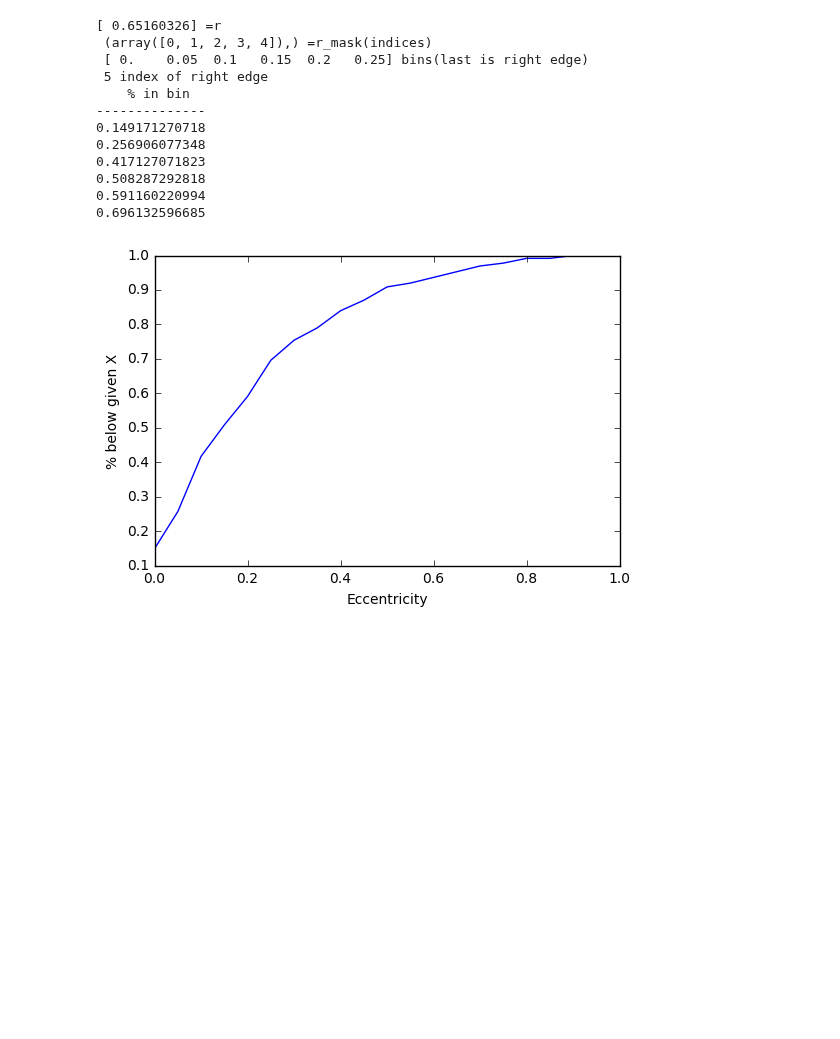
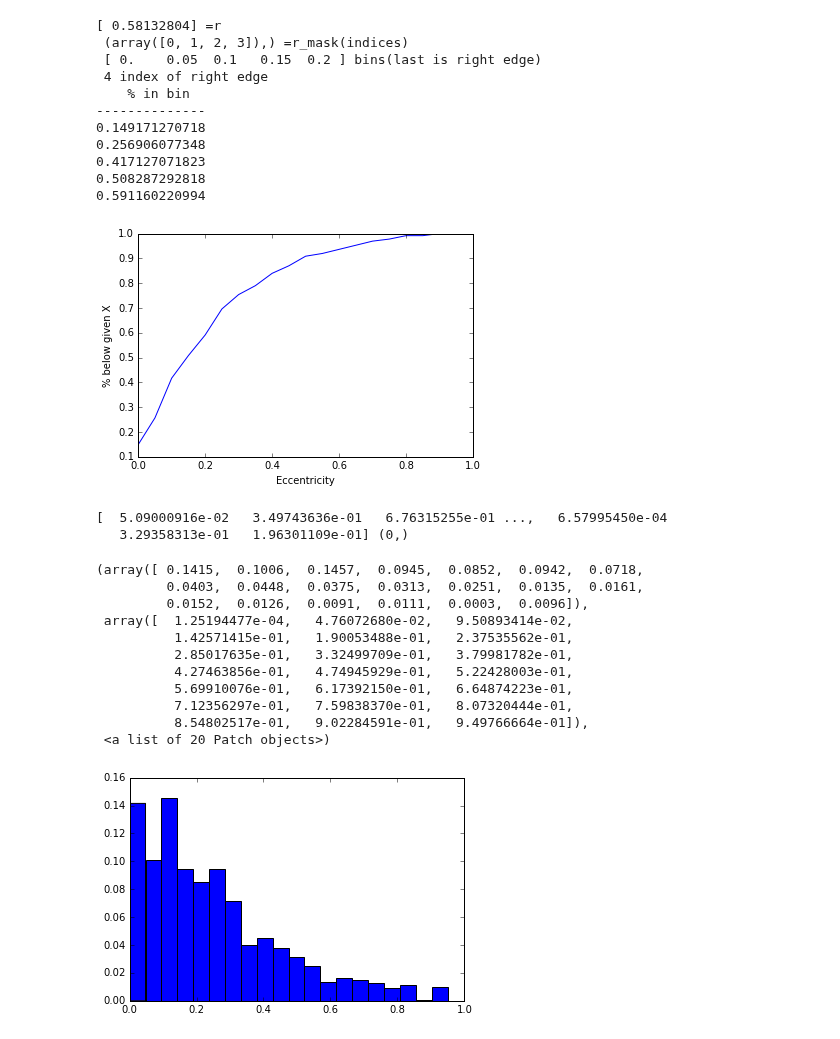
Before and after one commit to dm1681/Merging_Perts, a Jupyter notebook: Research/Merging_Perts/EccHist_CumDistFunc.ipynb, the cells around one changed output. Drawn from its saved outputs; the diff is of its cells as text; code cells hidden in the pictures; blank space fills up the shorter version.

Commit message:
Generated distribution of eccentricities and added limits for other params

```diff
--- a/Research/Merging_Perts/EccHist_CumDistFunc.ipynb
+++ b/Research/Merging_Perts/EccHist_CumDistFunc.ipynb
@@ -25,10 +47,4 @@ ax.set_ylabel('P(Eccentricity)')
 # %%
-#data = np.random.randn(1000) # Creates random normal distribution. Change to np.random.randint() for above.
-
-base = data['cum %']
-cumulative = data['cum %']
-#cumulative = cumulative/10 # Quick fix to change to percentages.
-#plt.plot(base, cumulative, c='blue')
 
 # Sanity check, pick some range of y and spit out x and compare to original
 '''
@@ -44,6 +60,10 @@ ax.set_xlabel('Eccentricity')
 ax.set_ylabel('% below given X')
 
 #sanity check
+
+
+
+
 r = (np.random.sample(1))
 if r >= 0.25 and r <= 0.75:
     r_mask = np.where(y<=r)
@@ -61,10 +81,10 @@ max_range = x_below[-1]
 sanity_check = np.cumsum(ecc_inbin[0:max_index+1])
 print(r,'=r','\n',r_mask,'=r_mask(indices)','\n',x_below,'bins(last is right edge)','\n',max_index,'index of right edge','\n',sanity_check)
 # %% [output]
-[ 0.65160326] =r
- (array([0, 1, 2, 3, 4]),) =r_mask(indices)
- [ 0.    0.05  0.1   0.15  0.2   0.25] bins(last is right edge)
- 5 index of right edge
+[ 0.58132804] =r
+ (array([0, 1, 2, 3]),) =r_mask(indices)
+ [ 0.    0.05  0.1   0.15  0.2 ] bins(last is right edge)
+ 4 index of right edge
     % in bin
 --------------
 0.149171270718
@@ -72,7 +92,6 @@ print(r,'=r','\n',r_mask,'=r_mask(indices)','\n',x_below,'bins(last is right edg
 0.417127071823
 0.508287292818
 0.591160220994
-0.696132596685
-[figure, old version]
+[figure, new version]
 # %%
 # make 25000 ICs w/ mass, radii, Q, ecc., period and histogram of each; 25 bins per parameter
@@ -85,3 +106,45 @@ print(r,'=r','\n',r_mask,'=r_mask(indices)','\n',x_below,'bins(last is right edg
 #eqtide
 #ecc + binwidth
     #get bin, then plus random number in binwidth.
+# %%
+# generate eccentricity distribution mirroring above histogram
+from IPython.core.debugger import Tracer
+n = 1
+ecc_list = np.array([])
+while n <= 10000:
+    r = (np.random.sample(1)) #some y value (percentage)
+    #Tracer()()
+    if r <= 0.149171270718232:
+        bin_lower=0.0
+        bin_upper=0.05
+    else:
+        r_mask = np.where(y<=r)
+        x_below = x[r_mask]
+        x_below = np.append(x_below,x_below[-1]+0.05)
+        bin_upper = x_below[-1]+0.05
+        bin_lower = x_below[-2]+0.05
+    rand = np.random.uniform(0,0.05,1)
+    ecc = bin_lower + rand
+    ecc_list=np.append(ecc_list,ecc)
+    n += 1
+    continue
+#too_big = np.where(x>1)
+#np.delete(ecc_list,ecc_list[too_big])
+print (ecc_list,ecc_list[too_big].shape)
+fig,ax = plt.subplots(1,1)
+plt.hist(ecc_list,bins=20,weights=np.zeros_like(ecc_list)+1./ecc_list.size)
+# %% [output]
+[  5.09000916e-02   3.49743636e-01   6.76315255e-01 ...,   6.57995450e-04
+   3.29358313e-01   1.96301109e-01] (0,)
+(array([ 0.1415,  0.1006,  0.1457,  0.0945,  0.0852,  0.0942,  0.0718,
+         0.0403,  0.0448,  0.0375,  0.0313,  0.0251,  0.0135,  0.0161,
+         0.0152,  0.0126,  0.0091,  0.0111,  0.0003,  0.0096]),
+ array([  1.25194477e-04,   4.76072680e-02,   9.50893414e-02,
+          1.42571415e-01,   1.90053488e-01,   2.37535562e-01,
+          2.85017635e-01,   3.32499709e-01,   3.79981782e-01,
+          4.27463856e-01,   4.74945929e-01,   5.22428003e-01,
+          5.69910076e-01,   6.17392150e-01,   6.64874223e-01,
+          7.12356297e-01,   7.59838370e-01,   8.07320444e-01,
+          8.54802517e-01,   9.02284591e-01,   9.49766664e-01]),
+ <a list of 20 Patch objects>)
+[figure, added]
```
Also changed, not shown: parts of 3 cells of this notebook.
